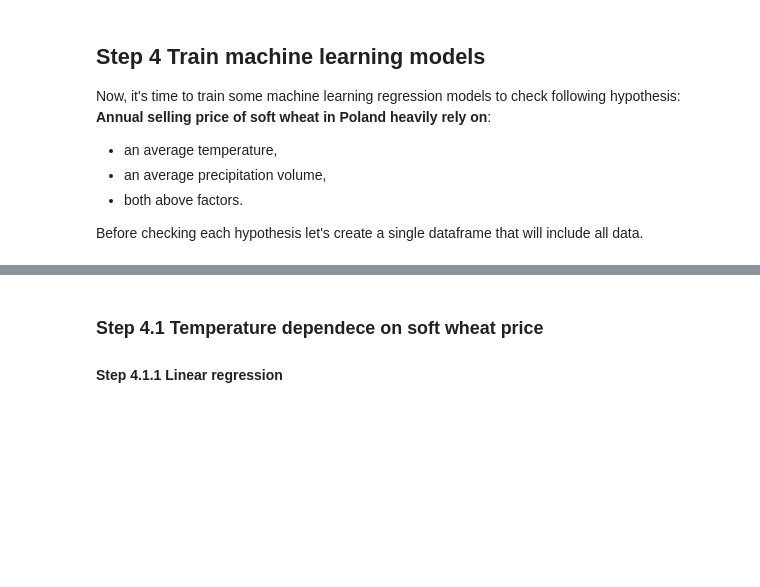
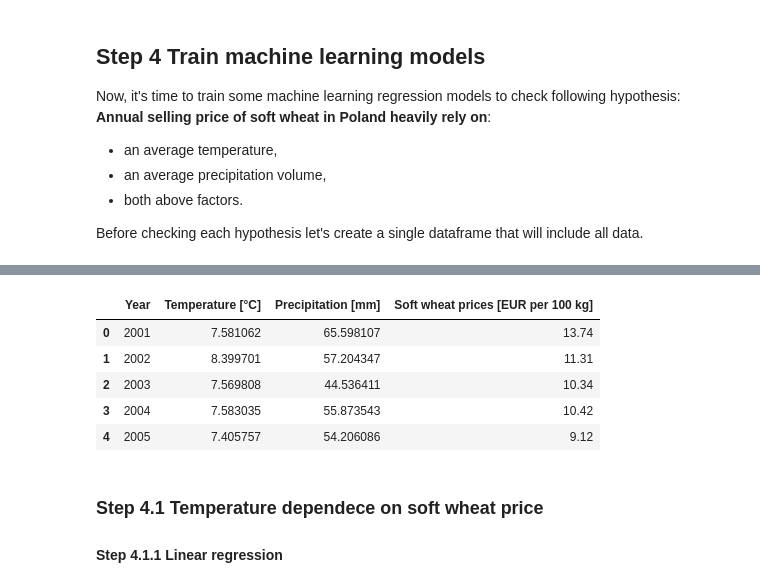
Before and after one commit to wkrzywiec/polish-crops, a Jupyter notebook: polish-crops.ipynb, the cells around one changed output, grey strips where cells are left out. Saved outputs shown, nothing was run; the diff lists cells and outputs as text; code cells hidden in the pictures; blank space fills up the shorter version.

Commit message:
prepare final dataframe for training models

```diff
--- a/polish-crops.ipynb
+++ b/polish-crops.ipynb
@@ -250,7 +250,8 @@ plt.show()
 [figure]
 # %%
 x = list(dict.fromkeys([datetime.datetime(year, 1, 1) for year in temperature_df['Year']]))
-y = temperature_df.groupby('Year').mean()['Temperature [°C]'].values
+temperature_df = temperature_df.groupby('Year').mean()
+y = temperature_df['Temperature [°C]'].values
 
 plt.plot(x, y, color='red')
 
@@ -279,7 +280,8 @@ plt.show()
 [figure]
 # %%
 x = list(dict.fromkeys([datetime.datetime(year, 1, 1) for year in precipitation_df['Year']]))
-y = precipitation_df.groupby('Year').mean()['Precipitation [mm]'].values
+precipitation_df = precipitation_df.groupby('Year').mean()
+y = precipitation_df['Precipitation [mm]'].values
 
 plt.plot(x, y, color='blue')
 
@@ -322,3 +321,14 @@ SyntaxError: invalid syntax (<ipython-input-14-02671123186c>, line 1)
+# %%
+df = temperature_df.merge(precipitation_df, on='Year').merge(crops_df, on='Year')
+df = df.drop(columns=['Unnamed: 0_x', 'Month_x', 'Unnamed: 0_y', 'Month_y', 'Unnamed: 0'])
+df.head(5) # just for printing, to show the result
+# %% [output]
+|  | Year | Temperature [°C] | Precipitation [mm] | Soft wheat prices [EUR per 100 kg] |
+| 0 | 2001 | 7.581062 | 65.598107 | 13.74 |
+| 1 | 2002 | 8.399701 | 57.204347 | 11.31 |
+| 2 | 2003 | 7.569808 | 44.536411 | 10.34 |
+| 3 | 2004 | 7.583035 | 55.873543 | 10.42 |
+| 4 | 2005 | 7.405757 | 54.206086 | 9.12 |
 # %% [markdown]
 ### Step 4.1 Temperature dependece on soft wheat price
 #### Step 4.1.1 Linear regression
```
Also changed, not shown: parts of 1 cell of this notebook.
